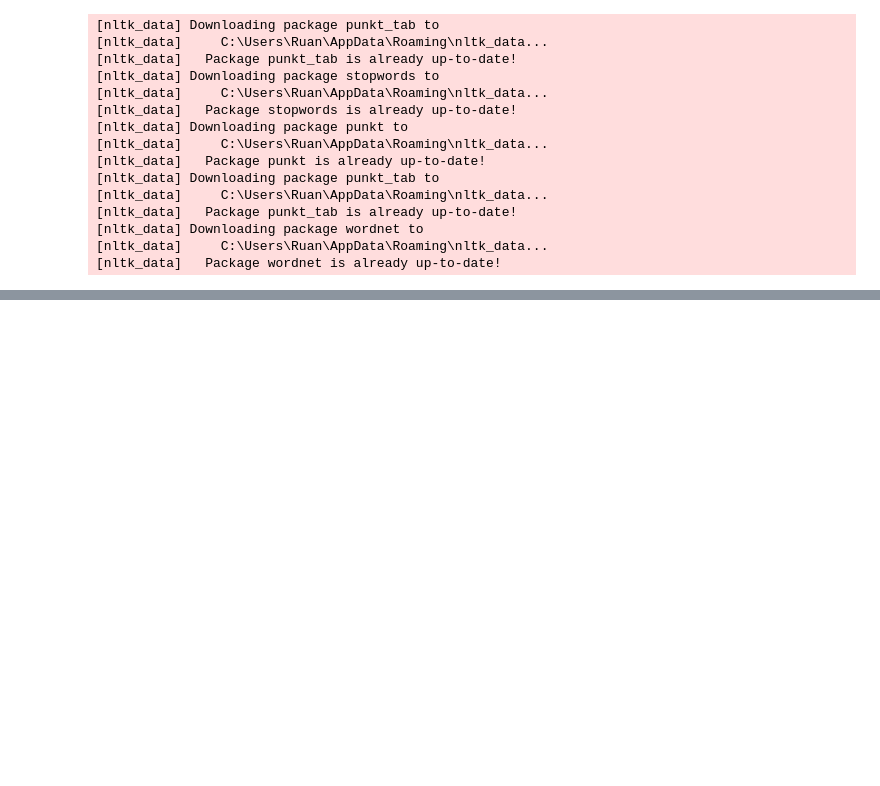
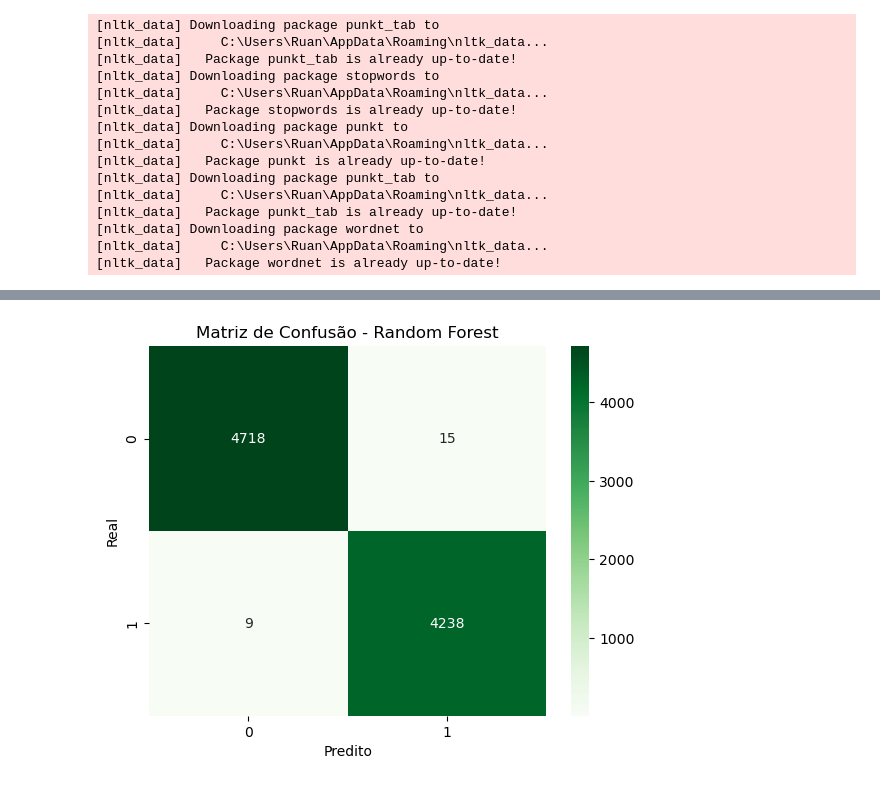
Before and after one commit to XxRuanOliveiraxX/fake-news-detector-ml, a Jupyter notebook: notebooks/02_model.ipynb, the cells around one changed output, grey strips where cells are left out. Drawn from its saved outputs; the diff is of its cells as text; code cells hidden in the pictures; blank space fills up the shorter version.

```diff
--- a/notebooks/02_model.ipynb
+++ b/notebooks/02_model.ipynb
@@ -53,7 +54,6 @@ X_test_vec = tfidf.transform(X_test)
 model = LogisticRegression()
 model.fit(X_train_vec, y_train)
 
-# Avaliação
-y_pred = model.predict(X_test_vec)
-print(classification_report(y_test, y_pred))
+rf_model = RandomForestClassifier(n_estimators=100, random_state=42)
+rf_model.fit(X_train_vec, y_train)
 # %% [output]
@@ -67,0 +61,4 @@ weighted avg       0.99      0.99      0.99      8980
+# %%
+# Avaliação
+y_pred = model.predict(X_test_vec)
+y_pred_rf = rf_model.predict(X_test_vec)
@@ -68 +112,11 @@ weighted avg       0.99      0.99      0.99      8980
+# %%
+# Matriz de confusão (Random Forest)
+cm_rf = confusion_matrix(y_test, y_pred_rf)
+sns.heatmap(cm_rf, annot=True, fmt='d', cmap='Greens')
+plt.title('Matriz de Confusão - Random Forest')
+plt.xlabel('Predito')
+plt.ylabel('Real')
+plt.show()
+# %% [output]
+[figure, added]
 # %%
```
Also changed, not shown: parts of 7 cells of this notebook, 1 other file.
